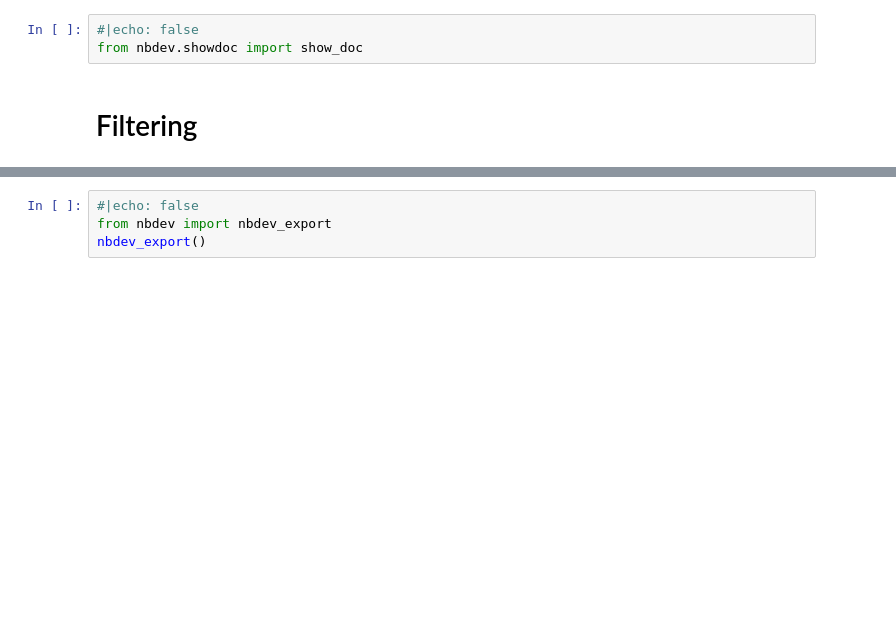
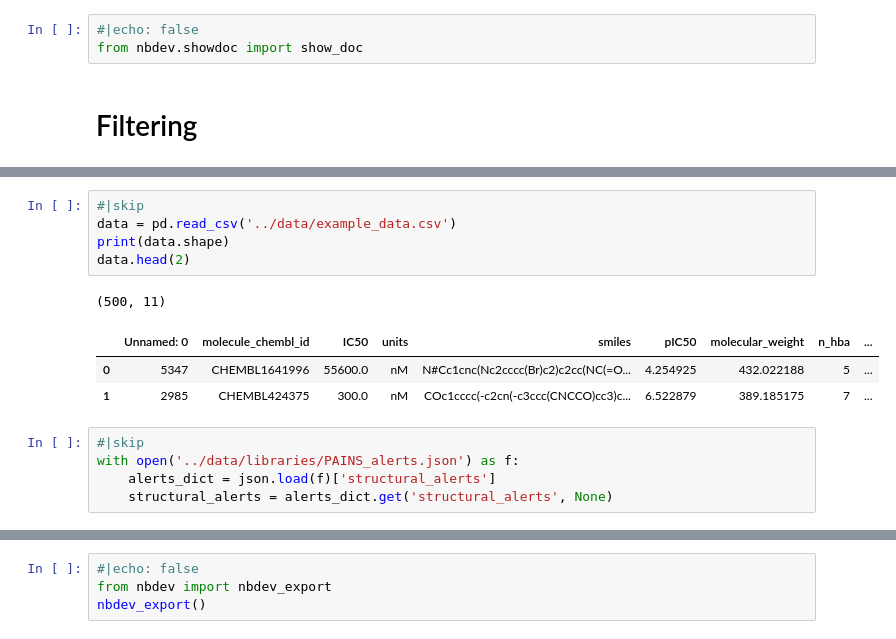
Before and after one commit to marcossantanaioc/cheminftools, a Jupyter notebook: notebooks/filtering.ipynb, the cells around one changed output, grey strips where cells are left out. Cells and saved outputs as stored; diff of their text form; blank space fills up the shorter version.

```diff
--- a/notebooks/filtering.ipynb
+++ b/notebooks/filtering.ipynb
@@ -314,0 +300,15 @@ class MolFiltering:
+# %%
+#|skip
+data = pd.read_csv('../data/example_data.csv')
+print(data.shape)
+data.head(2)
+# %% [output]
+(500, 11)
+|  | Unnamed: 0 | molecule_chembl_id | IC50 | units | smiles | pIC50 | molecular_weight | n_hba | ... |
+| 0 | 5347 | CHEMBL1641996 | 55600.0 | nM | N#Cc1cnc(Nc2cccc(Br)c2)c2cc(NC(=O... | 4.254925 | 432.022188 | 5 | ... |
+| 1 | 2985 | CHEMBL424375 | 300.0 | nM | COc1cccc(-c2cn(-c3ccc(CNCCO)cc3)c... | 6.522879 | 389.185175 | 7 | ... |
+# %%
+#|skip
+with open('../data/libraries/PAINS_alerts.json') as f:
+    alerts_dict = json.load(f)['structural_alerts']
+    structural_alerts = alerts_dict.get('structural_alerts', None)
```
Also changed, not shown: parts of 7 cells of this notebook, 10 other files.
